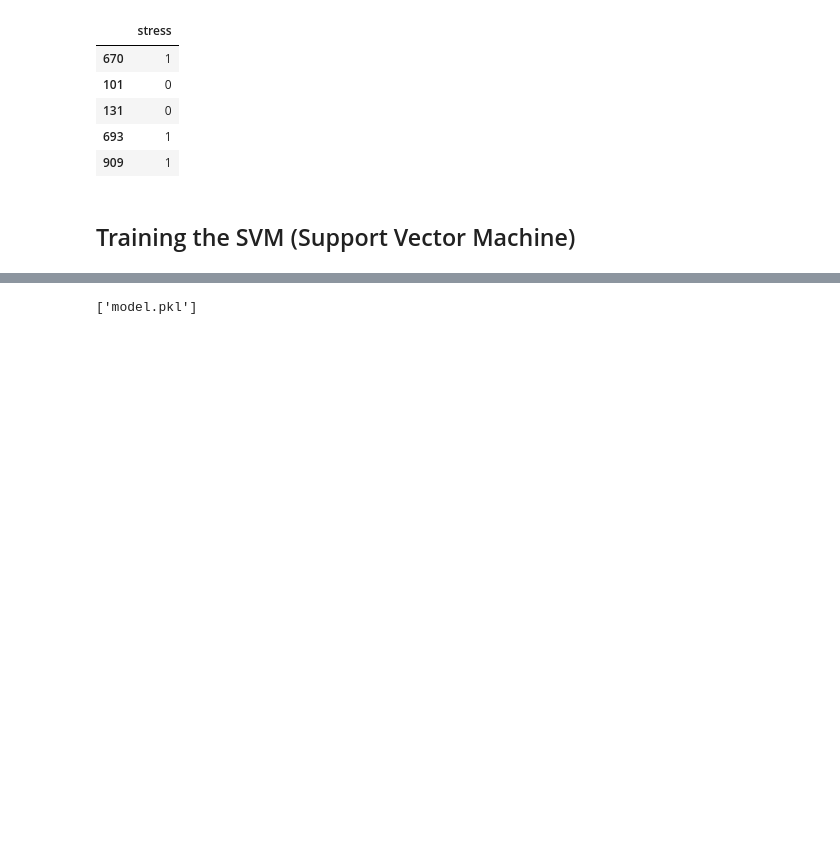
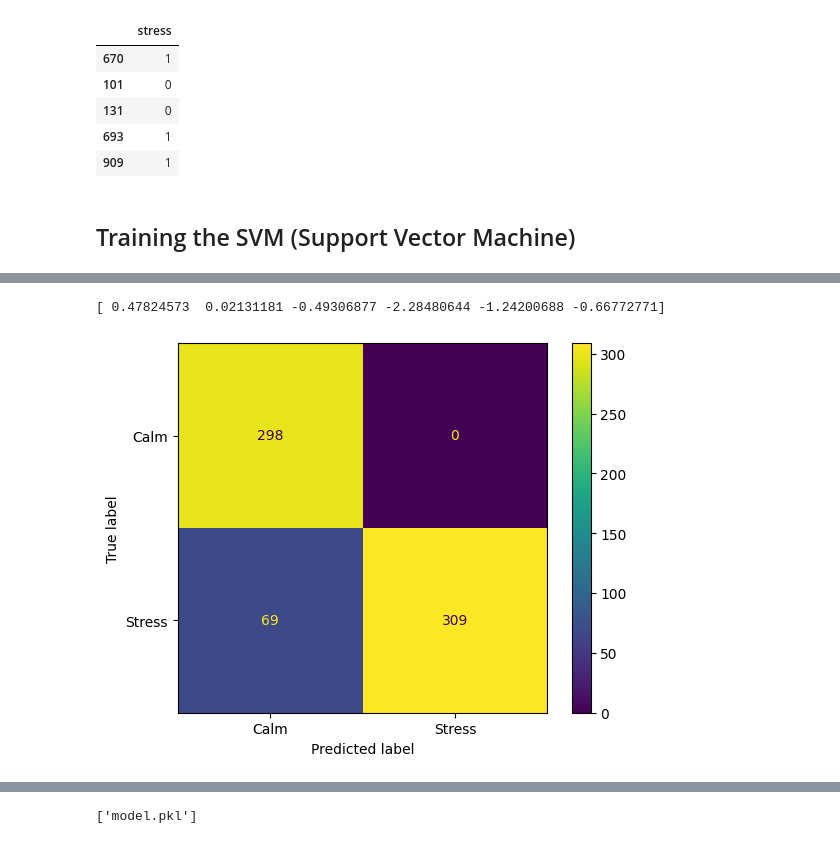
Before and after one commit to shouryaeaga/Big-Bang-Fair-Project, a Jupyter notebook: Remote System/train.ipynb, the cells around one changed output, grey strips where cells are left out. Saved outputs shown, nothing was run; the diff lists cells and outputs as text; code cells hidden in the pictures; blank space fills up the shorter version.

```diff
--- a/Remote System/train.ipynb
+++ b/Remote System/train.ipynb
@@ -240,0 +200,15 @@ plt.show()
+# %%
+from sklearn.linear_model import LogisticRegression
+pipeline = Pipeline([
+    ('scaler', StandardScaler()),
+    ('clf', LogisticRegression())
+])
+# %%
+param_grid = {
+    'clf__C': [0.01, 0.1, 1, 10],
+    'clf__solver': ['lbfgs','newton-cg','liblinear','sag','saga'],
+    'clf__max_iter'  : [1000,2500,5000]
+}
+# %%
+logreg = GridSearchCV(pipeline, param_grid, verbose=0)
+logreg
@@ -240,0 +222,2 @@ plt.show()
+# %%
+logreg.fit(X_train, np.ravel(Y_train))
@@ -240,0 +246,12 @@ plt.show()
+# %%
+coefficients = logreg.best_estimator_.named_steps['clf'].coef_[0]
+print(coefficients)
+# %% [output]
+[ 0.47824573  0.02131181 -0.49306877 -2.28480644 -1.24200688 -0.66772771]
+# %%
+cm = confusion_matrix(Y_test, logreg.predict(X_test))
+disp = ConfusionMatrixDisplay(confusion_matrix=cm, display_labels=["Calm", "Stress"])
+disp.plot()
+plt.show()
+# %% [output]
+[figure, added]
```
Also changed, not shown: parts of 23 cells of this notebook, 2 other files.
